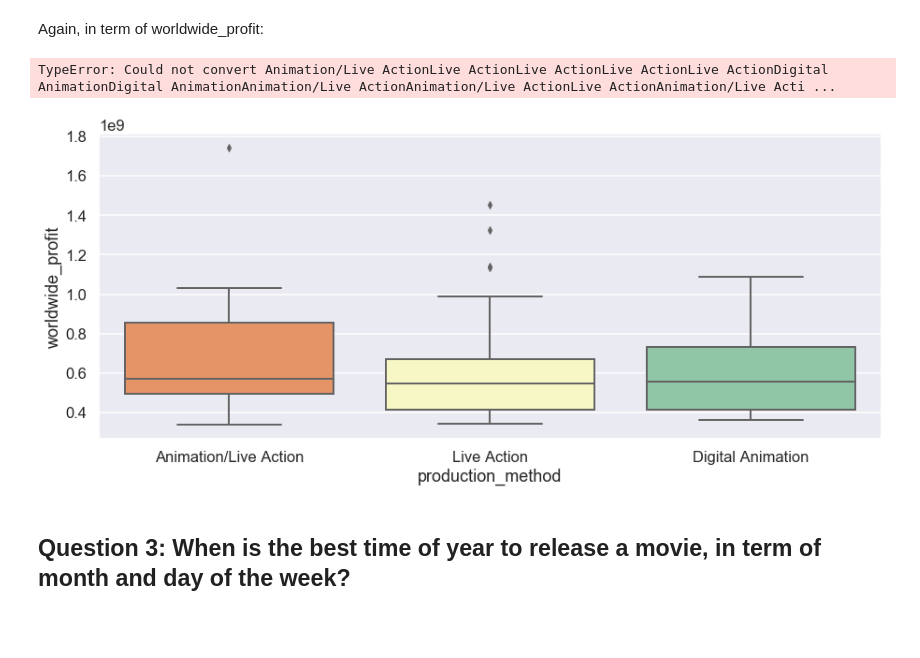
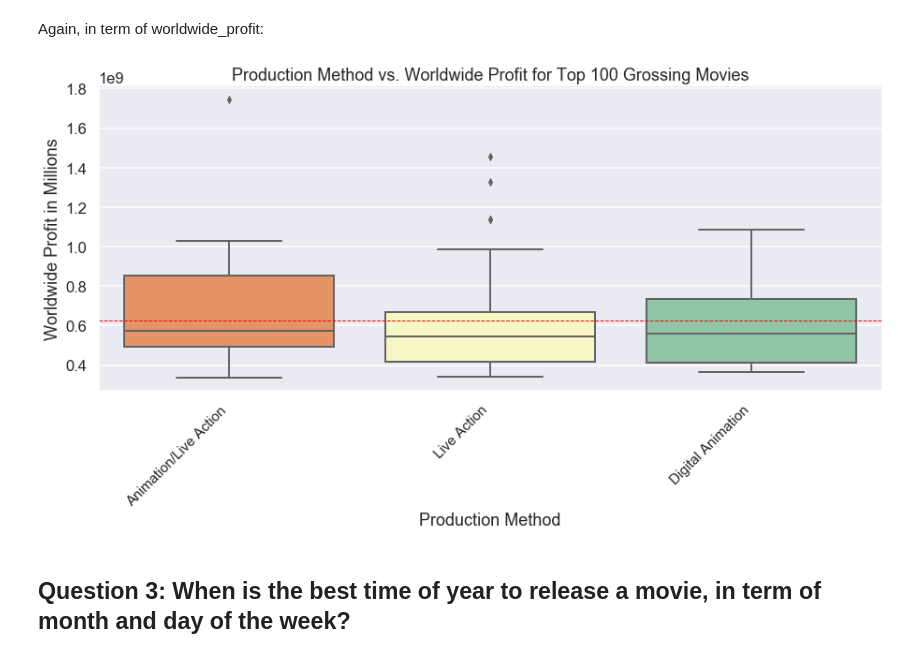
Before and after one commit to baotramduong/Porfolio_Project_The_Movie_Industry, a Jupyter notebook: Part III - Data Analysis & Visualization, Actionable Insight, Conclusion & Future Works.ipynb, the cells around one changed output. Drawn from its saved outputs; the diff is of its cells as text; code cells hidden in the pictures; blank space fills up the shorter version.

```diff
--- a/Part III - Data Analysis & Visualization, Actionable Insight, Conclusion & Future Works.ipynb
+++ b/Part III - Data Analysis & Visualization, Actionable Insight, Conclusion & Future Works.ipynb
@@ -822,26 +818,26 @@ Again, in term of worldwide_profit:
 # %%
 #plot 'production_method' vs. 'worldwide_profit' for top 100 performers
 plt.figure(figsize = (15, 6))
 sns.boxplot(x = production_method_vs_100_profit['production_method'],
             y = production_method_vs_100_profit['worldwide_profit'],
            palette = 'Spectral')
 
 #draw mean()
-plt.axhline(production_method_vs_100_profit['production_method'].mean(), ls = '--', lw = 1, color = 'r', label = 'mean avg')
+plt.axhline(production_method_vs_100_profit['worldwide_profit'].mean(),
+            ls = '--', lw = 1, color = 'r', label = 'mean avg')
 
 #set labels
 plt.title('Production Method vs. Worldwide Profit for Top 100 Grossing Movies')
 plt.xlabel('Production Method')
 plt.ylabel('Worldwide Profit in Millions')
 
 #set xticks
 plt.xticks(rotation = 45, ha = 'right', fontsize = 15)
 
 #show
 plt.show()
 # %% [output]
-TypeError: Could not convert Animation/Live ActionLive ActionLive ActionLive ActionLive ActionDigital AnimationDigital AnimationAnimation/Live ActionAnimation/Live ActionLive ActionAnimation/Live Acti ...
-[figure, old version]
+[figure, new version]
 # %% [markdown]
 ## Question 3: When is the best time of year to release a movie, in term of month and day of the week?
 # %% [markdown]
```
Also changed, not shown: parts of 1 cell of this notebook.
